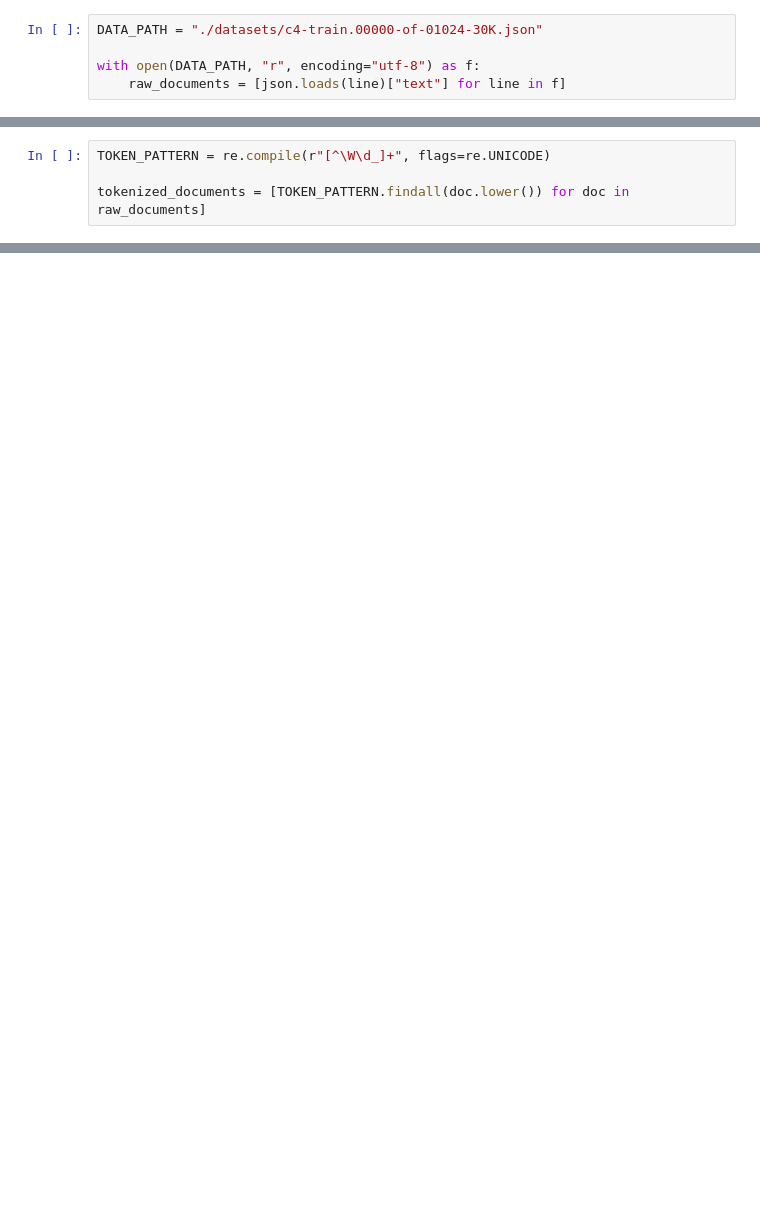
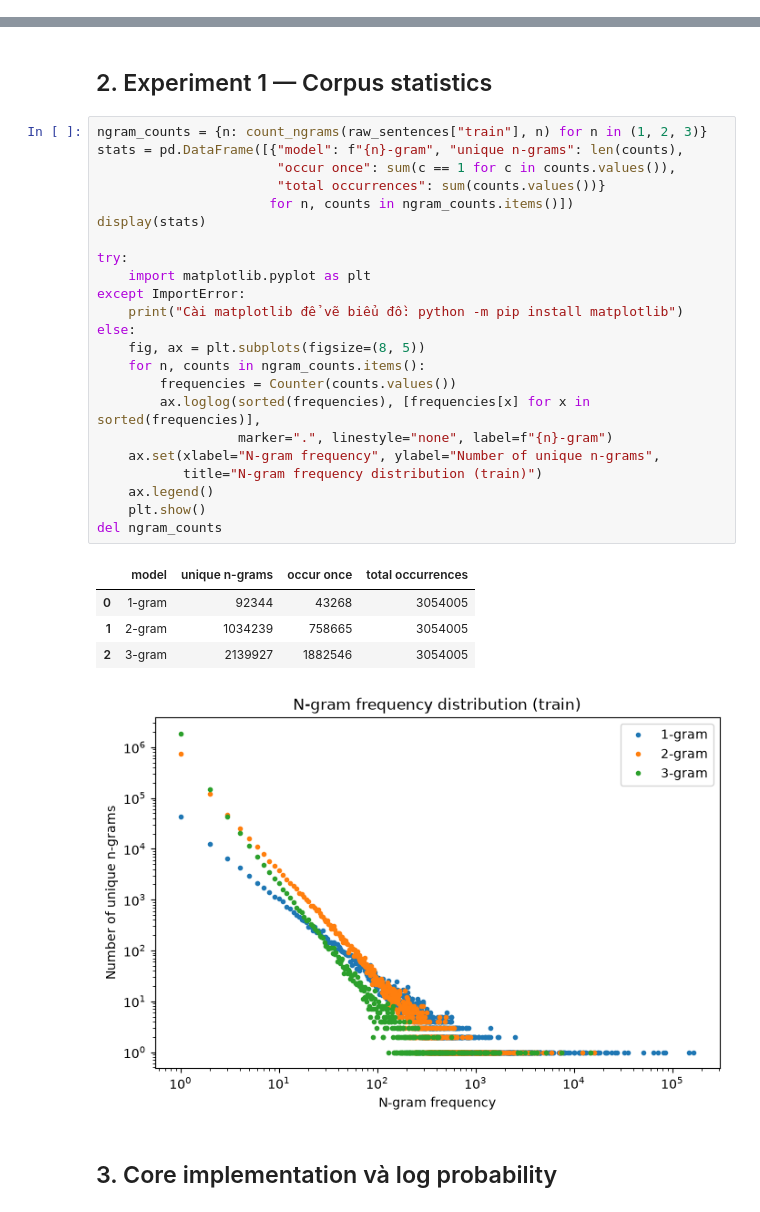
Before and after one commit to truongan683/NLP_TH, a Jupyter notebook: experiments.ipynb, the cells around one changed output, grey strips where cells are left out. Cells and saved outputs as stored; diff of their text form; blank space fills up the shorter version.

```diff
--- a/experiments.ipynb
+++ b/experiments.ipynb
@@ -21,5 +0,0 @@ from tokenizers import ByteLevelBPETokenizer
-# %%
-DATA_PATH = "./datasets/c4-train.00000-of-01024-30K.json"
-
-with open(DATA_PATH, "r", encoding="utf-8") as f:
-    raw_documents = [json.loads(line)["text"] for line in f]
@@ -28,4 +0,0 @@ with open(DATA_PATH, "r", encoding="utf-8") as f:
-# %%
-TOKEN_PATTERN = re.compile(r"[^\W\d_]+", flags=re.UNICODE)
-
-tokenized_documents = [TOKEN_PATTERN.findall(doc.lower()) for doc in raw_documents]
@@ -472,0 +56,33 @@ So sánh
+# %% [markdown]
+## 2. Experiment 1 — Corpus statistics
+# %%
+ngram_counts = {n: count_ngrams(raw_sentences["train"], n) for n in (1, 2, 3)}
+stats = pd.DataFrame([{"model": f"{n}-gram", "unique n-grams": len(counts),
+                       "occur once": sum(c == 1 for c in counts.values()),
+                       "total occurrences": sum(counts.values())}
+                      for n, counts in ngram_counts.items()])
+display(stats)
+
+try:
+    import matplotlib.pyplot as plt
+except ImportError:
+    print("Cài matplotlib để vẽ biểu đồ: python -m pip install matplotlib")
+else:
+    fig, ax = plt.subplots(figsize=(8, 5))
+    for n, counts in ngram_counts.items():
+        frequencies = Counter(counts.values())
+        ax.loglog(sorted(frequencies), [frequencies[x] for x in sorted(frequencies)],
+                  marker=".", linestyle="none", label=f"{n}-gram")
+    ax.set(xlabel="N-gram frequency", ylabel="Number of unique n-grams",
+           title="N-gram frequency distribution (train)")
+    ax.legend()
+    plt.show()
+del ngram_counts
+# %% [output]
+|  | model | unique n-grams | occur once | total occurrences |
+| 0 | 1-gram | 92344 | 43268 | 3054005 |
+| 1 | 2-gram | 1034239 | 758665 | 3054005 |
+| 2 | 3-gram | 2139927 | 1882546 | 3054005 |
+[figure, added]
+# %% [markdown]
+## 3. Core implementation và log probability
```
Also changed, not shown: parts of 36 cells of this notebook, 10 other files.
